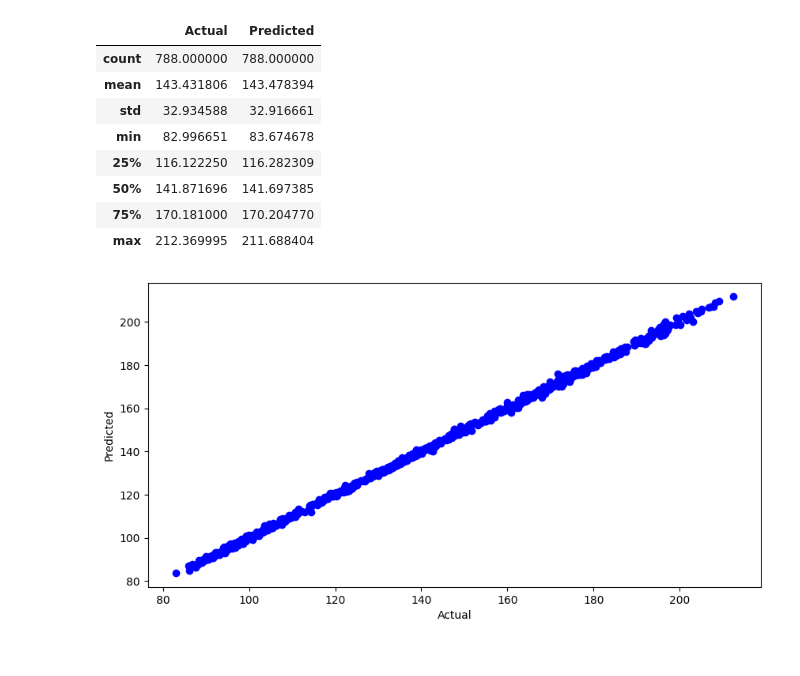
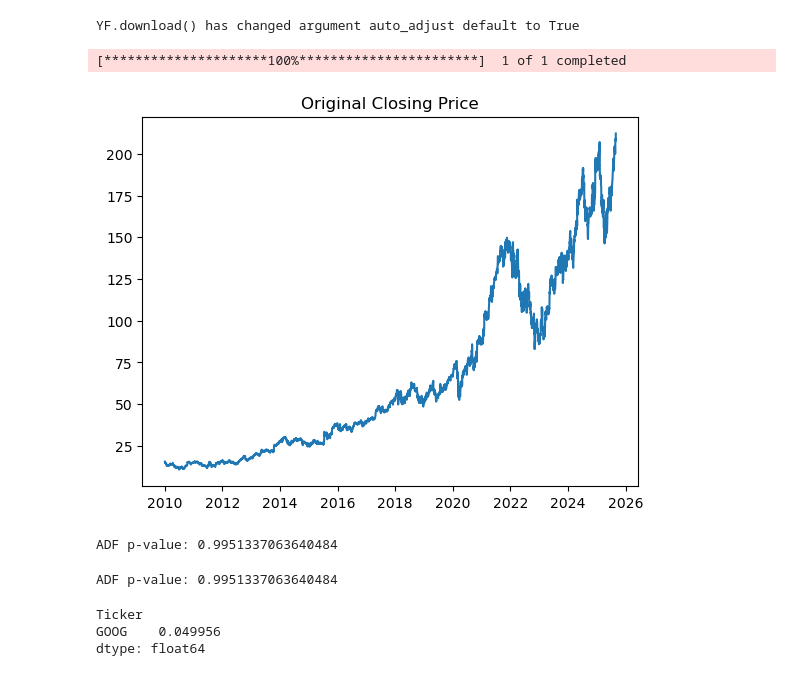
Before and after one commit to DaxalP/ECO331-Time-Series-Modeling-for-Stock-Price-Prediction, a Jupyter notebook: ECO331.ipynb, the cells around one changed output. Saved outputs shown, nothing was run; the diff lists cells and outputs as text; code cells hidden in the pictures.

```diff
--- a/ECO331.ipynb
+++ b/ECO331.ipynb
@@ -154,9 +0,0 @@ rescaled_test = scaler.inverse_transform(y_test.reshape(-1,1))
-# %%
-#Plot predictions
-plt.rcParams["figure.figsize"] = (10,5)
-plt.grid(True)
-plt.plot(rescaled_predict,label='Lstm price')
-plt.plot(rescaled_test,label='Actual price')
-plt.legend(loc="upper left")
-plt.title("Stock price prediction - LSTM")
-plt.show()
@@ -187,8 +0,0 @@ rescaled_test_values = scaler.inverse_transform(y_test.reshape(-1, 1))
-# %%
-#Plot predictions
-plt.rcParams["figure.figsize"] = (10,5)
-plt.plot(rescaled_linear_predictions,label='Linear Regression price')
-plt.plot(rescaled_test_values,label='Actual price')
-plt.legend(loc="upper left")
-plt.title("Stock price prediction - Linear Regression")
-plt.show()
@@ -250,21 +0,0 @@ dfr['Predicted'] = y_pred
-# %%
-dfr.describe()
-# %% [output]
-|  | Actual | Predicted |
-| count | 788.000000 | 788.000000 |
-| mean | 143.431806 | 143.478394 |
-| std | 32.934588 | 32.916661 |
-| min | 82.996651 | 83.674678 |
-| 25% | 116.122250 | 116.282309 |
-| 50% | 141.871696 | 141.697385 |
-| 75% | 170.181000 | 170.204770 |
-| max | 212.369995 | 211.688404 |
-# %%
-#Plot to know whether prediction and actual values are consistent
-#A 45 degree straight line shows high accuracy
-plt.scatter(y_te,y_pred,color='blue')
-plt.xlabel('Actual')
-plt.ylabel('Predicted')
-plt.show()
-# %% [output]
-[figure, removed]
@@ -270,0 +14,36 @@ plt.show()
+# %%
+ticker = "GOOG"
+df = yf.download(ticker, start="2010-01-01", end="2025-08-29")[["Close"]]
+df.rename(columns={"Close":"close"}, inplace=True)
+df.dropna(inplace=True)
+
+plt.plot(df['close'])
+plt.title("Original Closing Price")
+plt.show()
+# %% [output]
+YF.download() has changed argument auto_adjust default to True
+[*********************100%***********************]  1 of 1 completed
+[figure, added]
+# %%
+result = adfuller(df["close"])
+pvalue = result[1]
+print("ADF p-value:", pvalue)
+original_prices = df["close"].values  # original stock prices
+# %% [output]
+ADF p-value: 0.9951337063640484
+# %%
+result = adfuller(df["close"])
+pvalue = result[1]
+print("ADF p-value:", pvalue)
+original_prices = df["close"].values  # original stock prices
+# %% [output]
+ADF p-value: 0.9951337063640484
+# %%
+random_noise = df['close'].diff().dropna()
+
+mean_noise = random_noise.mean()
+mean_noise
+# %% [output]
+Ticker
+GOOG    0.049956
+dtype: float64
```
Also changed, not shown: parts of 44 cells of this notebook.
